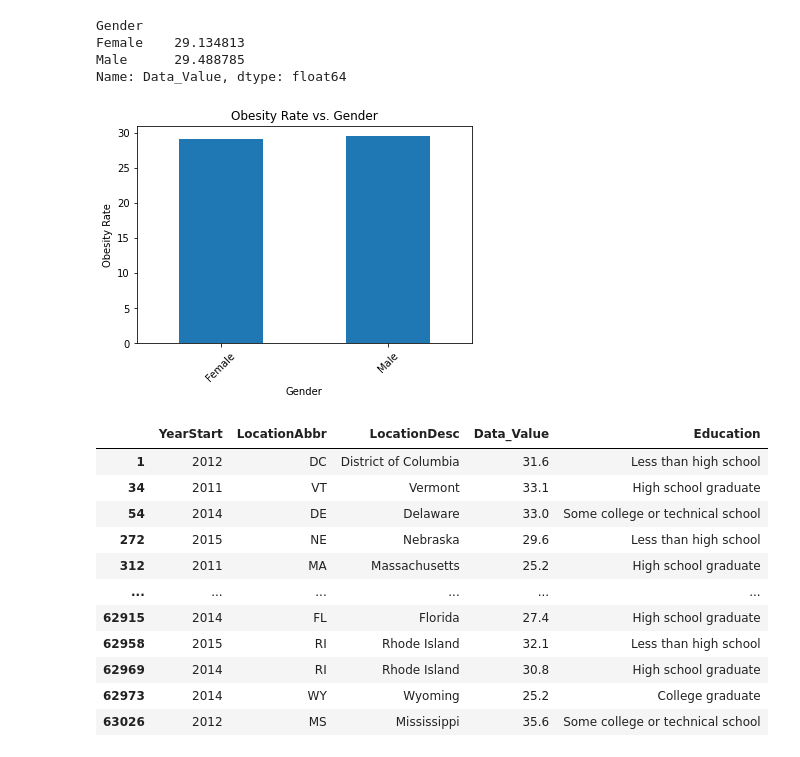
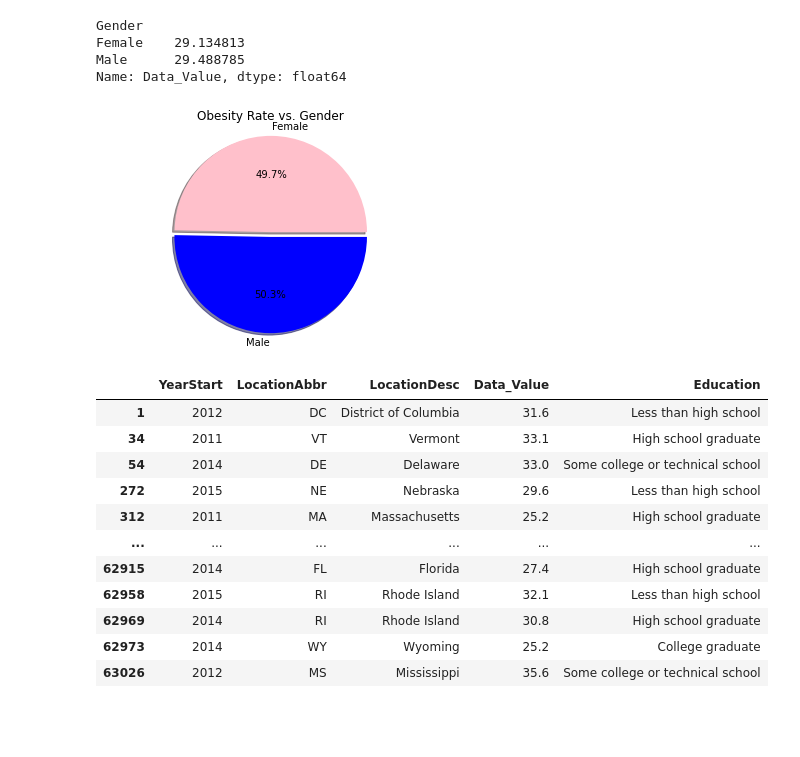
Before and after one commit to atpappa/Project1, a Jupyter notebook: DataExploration/cdc_data - Copy2.ipynb, the cells around one changed output. Saved outputs shown, nothing was run; the diff lists cells and outputs as text; code cells hidden in the pictures; blank space fills up the shorter version.

```diff
--- a/DataExploration/cdc_data - Copy2.ipynb
+++ b/DataExploration/cdc_data - Copy2.ipynb
@@ -200,19 +247,19 @@ Gender
 Female    29.134813
 Male      29.488785
 Name: Data_Value, dtype: float64
-# %%
-%matplotlib inline
-gender_mean_df.plot(kind='bar',rot=45)
-
-
-plt.xlabel("Gender")
-plt.ylabel("Obesity Rate")
-plt.title("Obesity Rate vs. Gender")
-
-plt.show()
-#plt.tight_layout()
-# %% [output]
-[figure, removed]
+# %%
+colors = ["pink", "blue"]
+labels = 'Female', 'Male'
+explode = (0, 0.05)
+
+plt.pie(gender_mean_df, colors=colors, labels=labels, explode=explode, shadow=True, autopct="%1.1f%%")
+plt.title("Obesity Rate vs. Gender")
+plt.axis("equal")
+
+
+plt.show()
+# %% [output]
+[figure, added]
 # %%
 #Education
 # %%
```
Also changed, not shown: parts of 5 cells of this notebook.
